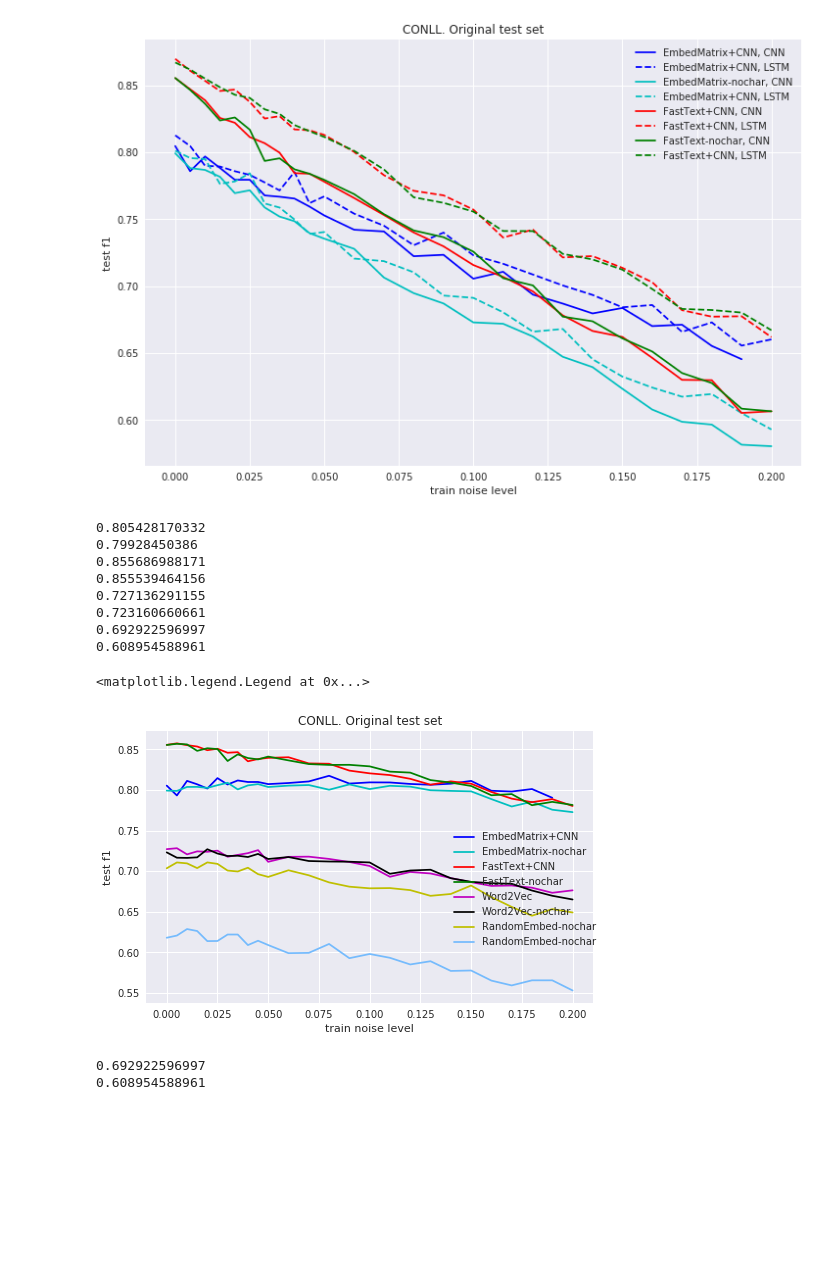
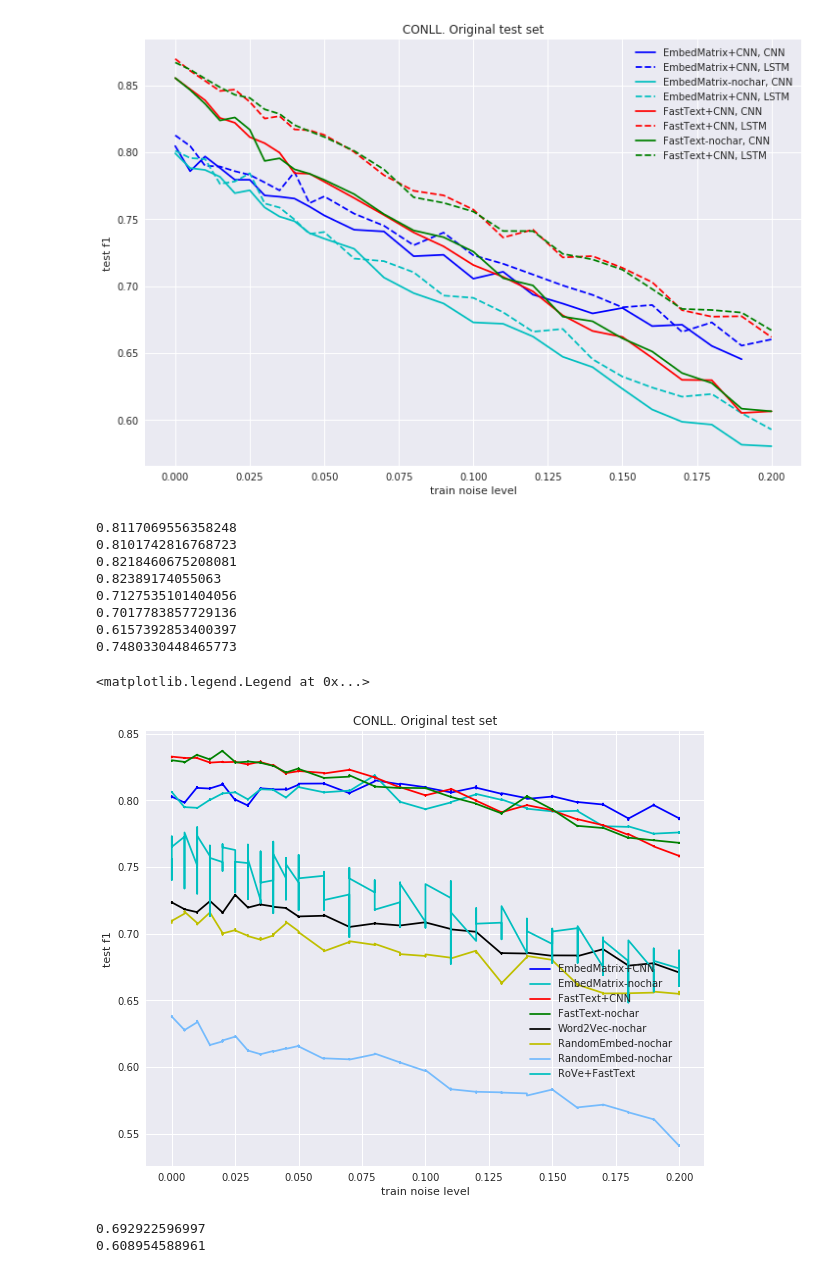
Before and after one commit to Guitaricet/ner, a Jupyter notebook: Results.ipynb, the cells around one changed output. Saved outputs shown, nothing was run; the diff lists cells and outputs as text; code cells hidden in the pictures; blank space fills up the shorter version.

Commit message:
results updates rove + fasttext

```diff
--- a/Results.ipynb
+++ b/Results.ipynb
@@ -247,23 +246,23 @@ print(results['clean_f1'][0] / 100.)
 
 plt.legend(loc=(0.68, 0.19))
 # %%
-plt.figure(figsize=(8, 5))
+plt.figure(figsize=(10, 8))
 plt.title('CONLL. Original test set')
 plt.xlabel('train noise level')
 plt.ylabel('test f1')
 
 
-results = pd.read_csv('results/conll_noembed_moreNL.csv', index_col=0)
+results = pd.read_csv('results/conll2003_noembed.csv', index_col=0)
 results.sort_values('noise_level', inplace=True)
 plt.plot(results['noise_level'], results['clean_f1'] / 100., color='b', label='EmbedMatrix+CNN')
 print(results['clean_f1'][0] / 100.)
 
-results = pd.read_csv('results/conll_noembed_nochar.csv', index_col=0)
+results = pd.read_csv('results/conll2003_noembed_nochar.csv', index_col=0)
 results.sort_values('noise_level', inplace=True)
 plt.plot(results['noise_level'], results['clean_f1'] / 100., color='c', label='EmbedMatrix-nochar')
 print(results['clean_f1'][0] / 100.)
 
-results = pd.read_csv('results/conll_FastText_moreNL.csv', index_col=0)
+results = pd.read_csv('results/conll2003_fasttext.csv', index_col=0)
 results.sort_values('noise_level', inplace=True)
 plt.plot(results['noise_level'], results['clean_f1'] / 100., color='r', label='FastText+CNN')
 print(results['clean_f1'][0] / 100.)
@@ -275,48 +274,52 @@ plt.plot(results['noise_level'], results['clean_f1'] / 100., color='g', label='F
 print(results['clean_f1'][0] / 100.)
 
 
-results = pd.read_csv('results/conll_word2vec_fixed.csv', index_col=0)
-results.sort_values('noise_level', inplace=True)
-plt.plot(results['noise_level'], results['clean_f1'] / 100., color='m', label='Word2Vec')
-print(results['clean_f1'][0] / 100.)
+# results = pd.read_csv('results/conll_word2vec_fixed.csv', index_col=0)
+# results.sort_values('noise_level', inplace=True)
+# plt.plot(results['noise_level'], results['clean_f1'] / 100., color='m', label='Word2Vec')
+# print(results['clean_f1'][0] / 100.)
 
 results = pd.read_csv('results/conll_word2vec_fixed_nochar.csv', index_col=0)
 results.sort_values('noise_level', inplace=True)
 plt.plot(results['noise_level'], results['clean_f1'] / 100., color='k', label='Word2Vec-nochar')
 print(results['clean_f1'][0] / 100.)
 
 results = pd.read_csv('results/conll2003_noembed_not_trainable.csv', index_col=0)
 results.sort_values('noise_level', inplace=True)
 plt.plot(results['noise_level'], results['clean_f1'] / 100., color='y', label='RandomEmbed-nochar')
 print(results['clean_f1'][0] / 100.)
 
 results = pd.read_csv('results/conll2003_noembed_not_trainable_nochar.csv', index_col=0)
 results.sort_values('noise_level', inplace=True)
 plt.plot(results['noise_level'], results['clean_f1'] / 100., color='xkcd:sky blue', label='RandomEmbed-nochar')
 print(results['clean_f1'][0] / 100.)
 
+results = pd.read_csv('conll2003_fasttext_rove.csv', index_col=0)
+results.sort_values('noise_level', inplace=True)
+plt.plot(results['noise_level'], results['clean_f1'] / 100., color='c', label='RoVe+FastText')
+print(results['clean_f1'][0] / 100.)
 
 # results = pd.read_csv('conll_FastText_grunet.csv', index_col=0)
 # results.sort_values('noise_level', inplace=True)
 # plt.plot(results['noise_level'], results['clean_f1'], color='r', label='FastText-CNN')
 
 # results = pd.read_csv('conll.csv', index_col=0)
 # results.sort_values('noise_level', inplace=True)
 # plt.plot(results['noise_level'], results['clean_f1'], color='c', label='Word2Vec-nochar-CNN')
 
 
 plt.legend(loc=(0.68, 0.19))
 # %% [output]
-0.805428170332
-0.79928450386
-0.855686988171
-0.855539464156
-0.727136291155
-0.723160660661
-0.692922596997
-0.608954588961
+0.8117069556358248
+0.8101742816768723
+0.8218460675208081
+0.82389174055063
+0.7127535101404056
+0.7017783857729136
+0.6157392853400397
+0.7480330448465773
 <matplotlib.legend.Legend at 0x...>
-[figure, old version]
+[figure, new version]
 # %%
 plt.figure(figsize=(8, 5))
 plt.title('CONLL. Noised test set')
```
Also changed, not shown: parts of 1 cell of this notebook, 5 other files.
